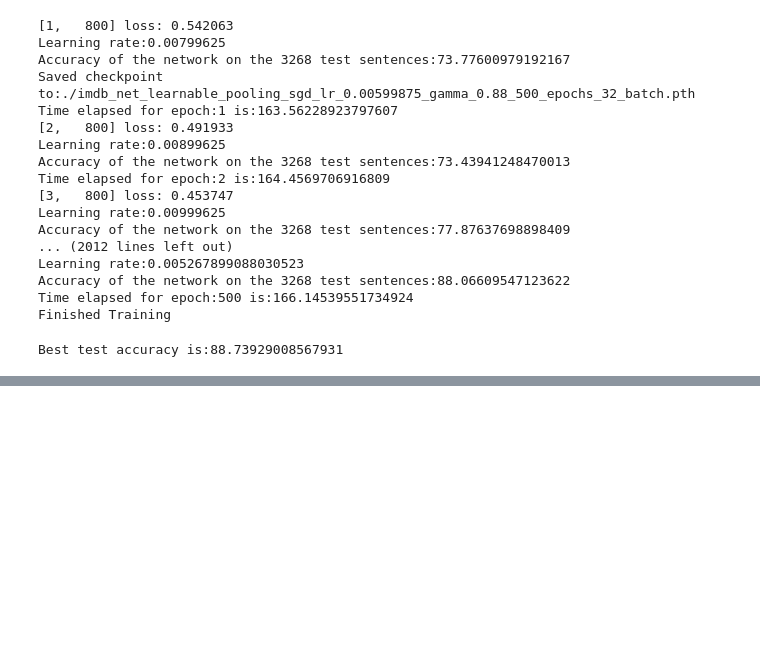
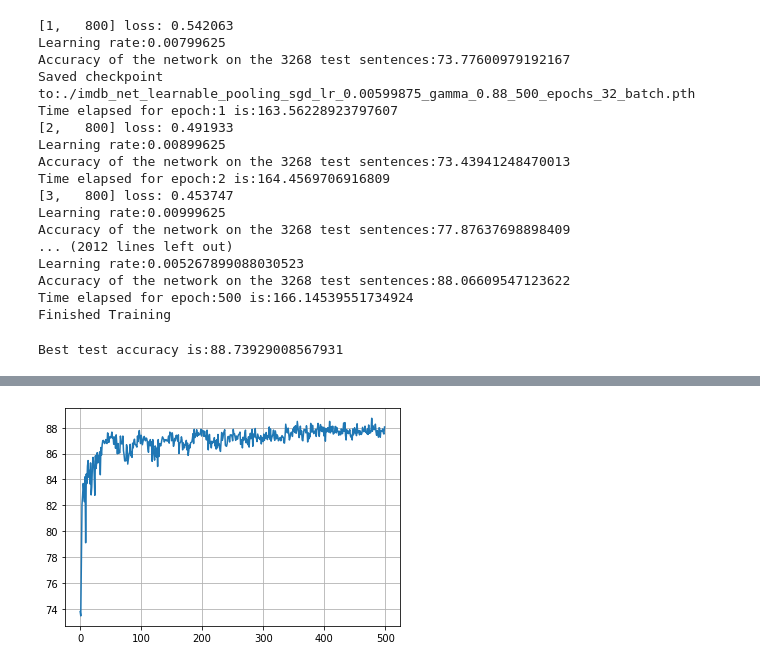
Before and after one commit to ruthvik92/ECE-697-Fall-2022, a Jupyter notebook: notebooks/sentiment_analysis_transformer/imdb_sentiment_analysis_transformer_v1.ipynb, the cells around one changed output, grey strips where cells are left out. Drawn from its saved outputs; the diff is of its cells as text; code cells hidden in the pictures; blank space fills up the shorter version.

```diff
--- a/notebooks/sentiment_analysis_transformer/imdb_sentiment_analysis_transformer_v1.ipynb
+++ b/notebooks/sentiment_analysis_transformer/imdb_sentiment_analysis_transformer_v1.ipynb
@@ -783,0 +795,5 @@ Best test accuracy is:88.73929008567931
+# %%
+plt.plot(list(range(len(test_accuracy_history))), test_accuracy_history)
+plt.grid()
+# %% [output]
+[figure, added]
```
Also changed, not shown: parts of 4 cells of this notebook, 1 other file.
